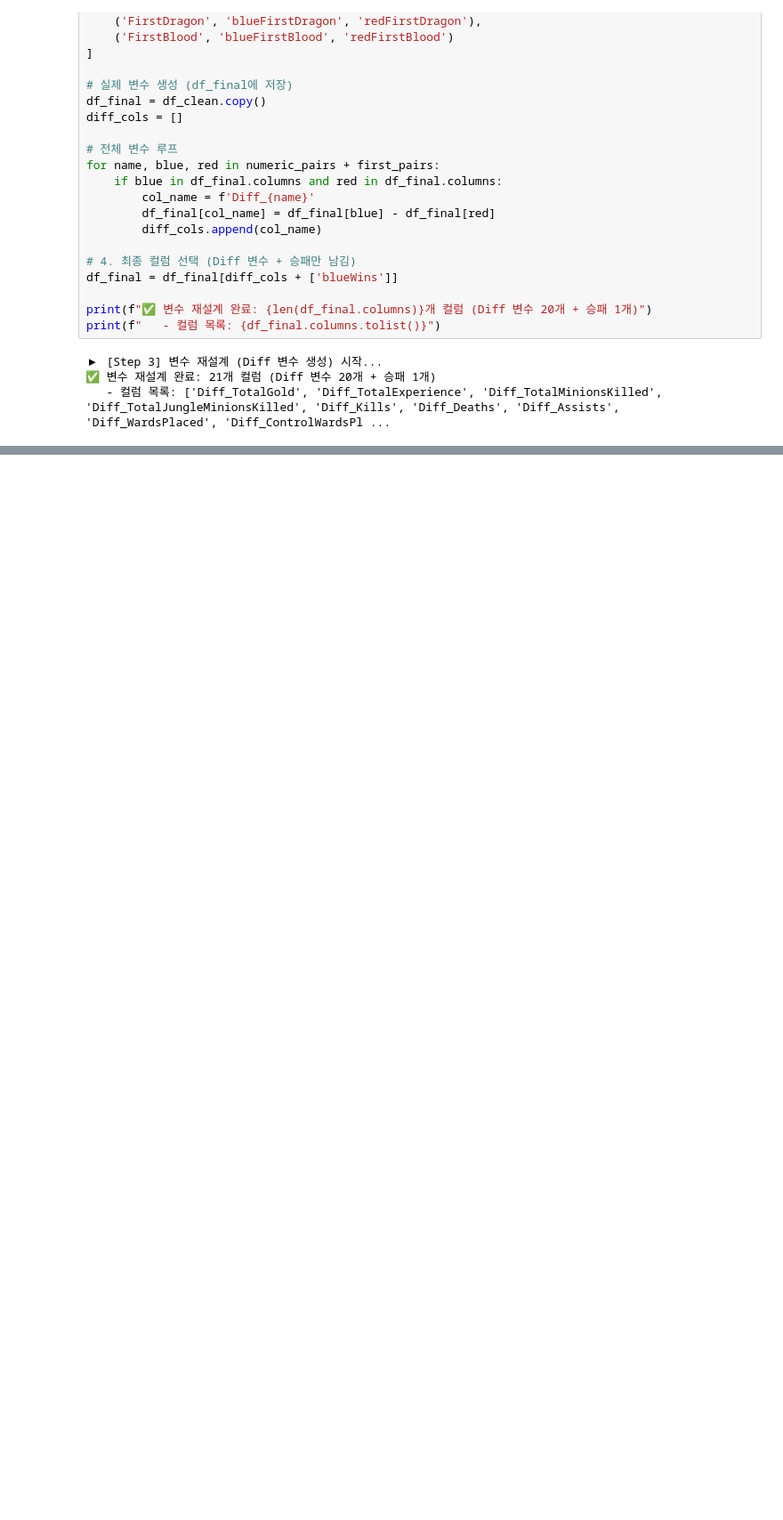
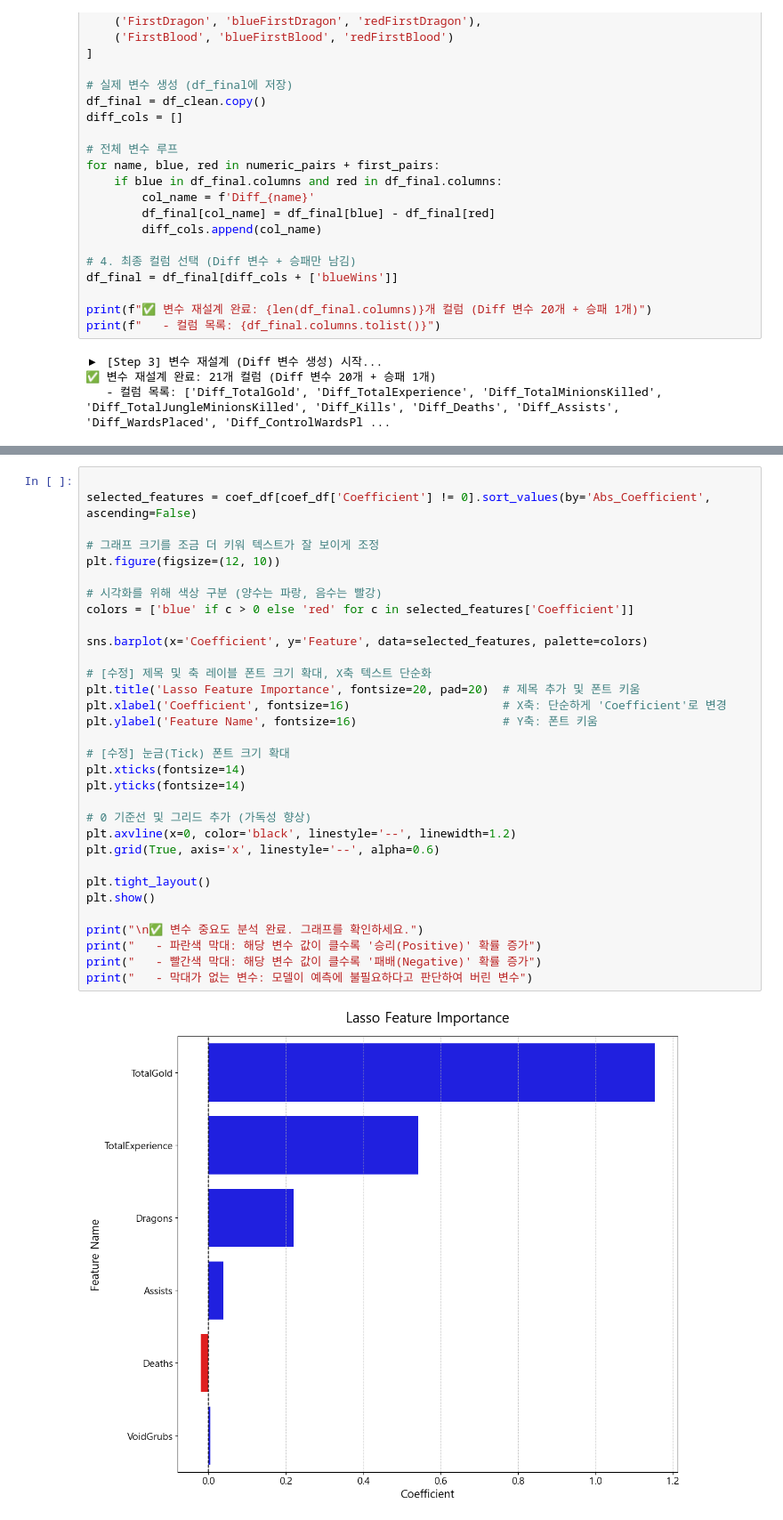
Before and after one commit to LxNx-Hn/DataScience_3-1, a Jupyter notebook: ftest/ftest.ipynb, the cells around one changed output, grey strips where cells are left out. Shown: that part at 89% size. Drawn from its saved outputs; the diff is of its cells as text; blank space fills up the shorter version.

```diff
--- a/ftest/ftest.ipynb
+++ b/ftest/ftest.ipynb
@@ -1461,0 +1109,34 @@ plt.show()
+# %%
+
+selected_features = coef_df[coef_df['Coefficient'] != 0].sort_values(by='Abs_Coefficient', ascending=False)
+
+# 그래프 크기를 조금 더 키워 텍스트가 잘 보이게 조정
+plt.figure(figsize=(12, 10))
+
+# 시각화를 위해 색상 구분 (양수는 파랑, 음수는 빨강)
+colors = ['blue' if c > 0 else 'red' for c in selected_features['Coefficient']]
+
+sns.barplot(x='Coefficient', y='Feature', data=selected_features, palette=colors)
+
+# [수정] 제목 및 축 레이블 폰트 크기 확대, X축 텍스트 단순화
+plt.title('Lasso Feature Importance', fontsize=20, pad=20)  # 제목 추가 및 폰트 키움
+plt.xlabel('Coefficient', fontsize=16)                      # X축: 단순하게 'Coefficient'로 변경
+plt.ylabel('Feature Name', fontsize=16)                     # Y축: 폰트 키움
+
+# [수정] 눈금(Tick) 폰트 크기 확대
+plt.xticks(fontsize=14)
+plt.yticks(fontsize=14)
+
+# 0 기준선 및 그리드 추가 (가독성 향상)
+plt.axvline(x=0, color='black', linestyle='--', linewidth=1.2)
+plt.grid(True, axis='x', linestyle='--', alpha=0.6)
+
+plt.tight_layout()
+plt.show()
+
+print("\n✅ 변수 중요도 분석 완료. 그래프를 확인하세요.")
+print("   - 파란색 막대: 해당 변수 값이 클수록 '승리(Positive)' 확률 증가")
+print("   - 빨간색 막대: 해당 변수 값이 클수록 '패배(Negative)' 확률 증가")
+print("   - 막대가 없는 변수: 모델이 예측에 불필요하다고 판단하여 버린 변수")
+# %% [output]
+[figure, added]
```
Also changed, not shown: parts of 31 cells of this notebook, 4 other files.
